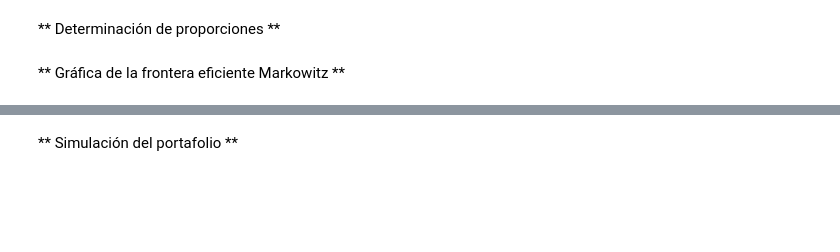
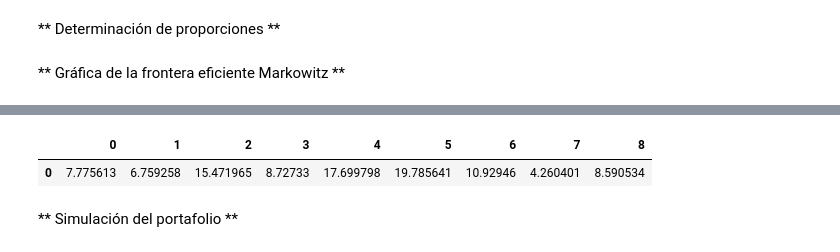
Before and after one commit to RHDZMOTA/simulacion_riesgos, a Jupyter notebook: p1/Trabajo 01 Simulación de Riesgos Financieros.ipynb, the cells around one changed output, grey strips where cells are left out. Drawn from its saved outputs; the diff is of its cells as text; code cells hidden in the pictures; blank space fills up the shorter version.

```diff
--- a/p1/Trabajo 01 Simulación de Riesgos Financieros.ipynb
+++ b/p1/Trabajo 01 Simulación de Riesgos Financieros.ipynb
@@ -848,5 +898,8 @@ plt.show()
 # %%
 # Select final portfolio
 
-w_opt = w_opt_list[0]
+w_opt = w_opt_list[-1]
 pd.DataFrame(100*w_opt)
+# %% [output]
+|  | 0 | 1 | 2 | 3 | 4 | 5 | 6 | 7 | 8 |
+| 0 | 7.775613 | 6.759258 | 15.471965 | 8.72733 | 17.699798 | 19.785641 | 10.92946 | 4.260401 | 8.590534 |
```
Also changed, not shown: parts of 15 cells of this notebook, 2 other files.
